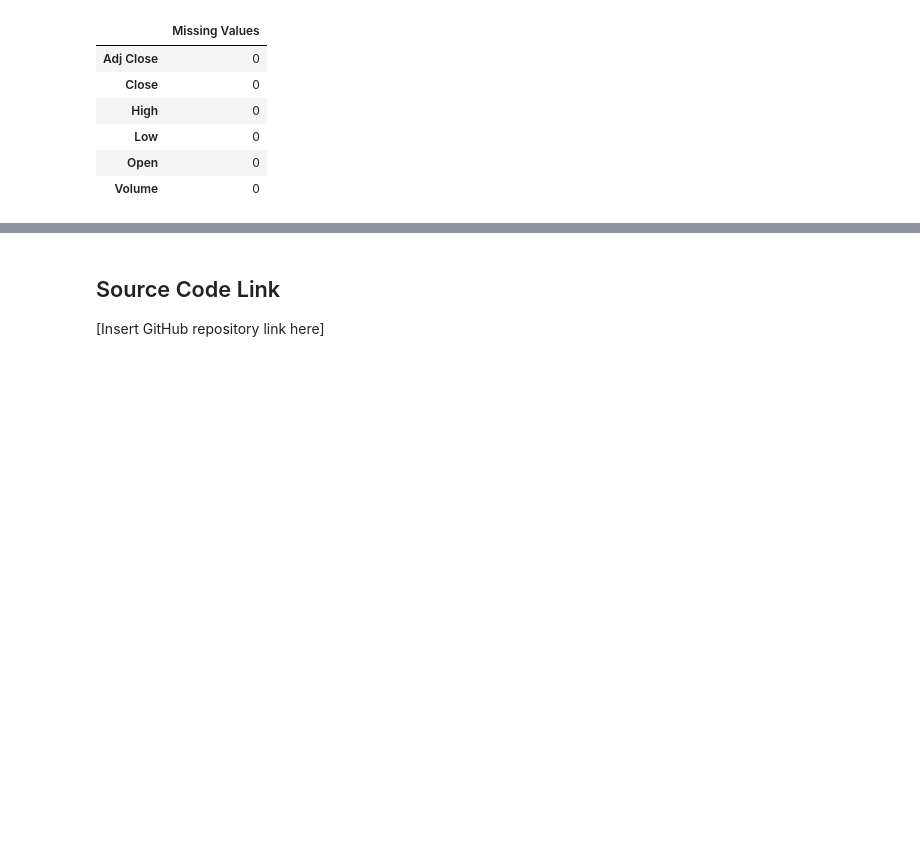
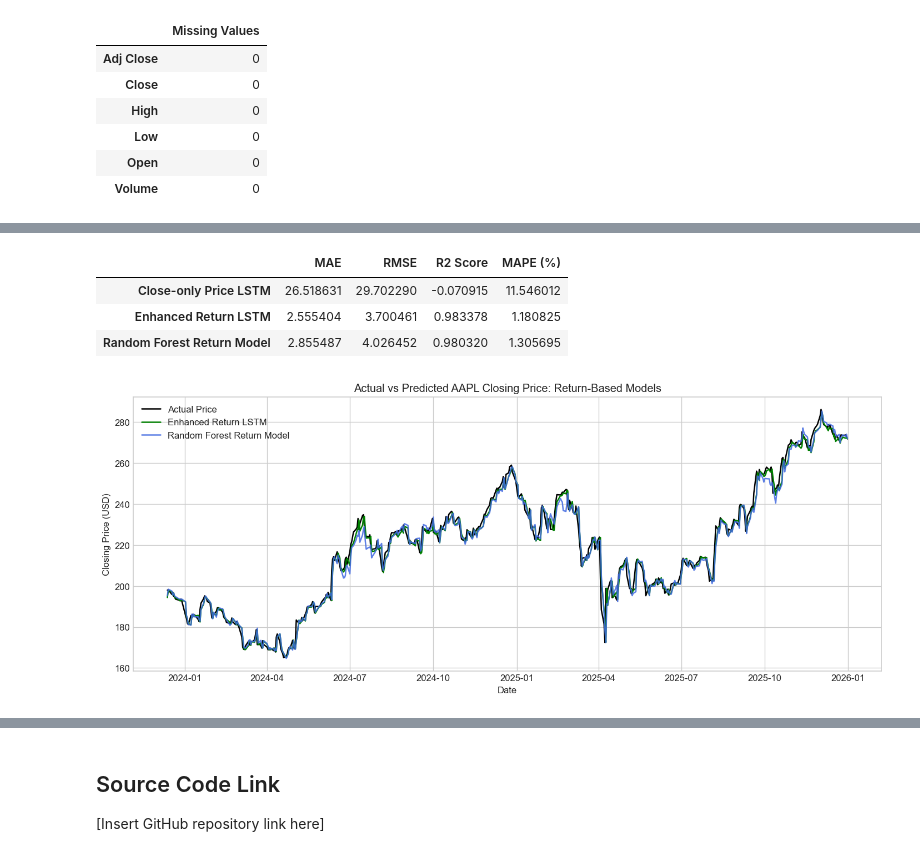
Before and after one commit to BingJun69/ML_Final_Assesment, a Jupyter notebook: stock_price_lstm_aapl.ipynb, the cells around one changed output, grey strips where cells are left out. Saved outputs shown, nothing was run; the diff lists cells and outputs as text; code cells hidden in the pictures; blank space fills up the shorter version.

```diff
--- a/stock_price_lstm_aapl.ipynb
+++ b/stock_price_lstm_aapl.ipynb
@@ -536,0 +601,43 @@ Future improvements could include using Open, High, Low, Close, and Volume toget
+# %%
+X_train_rf = X_train_enhanced.reshape(X_train_enhanced.shape[0], X_train_enhanced.shape[1] * X_train_enhanced.shape[2])
+X_test_rf = X_test_enhanced.reshape(X_test_enhanced.shape[0], X_test_enhanced.shape[1] * X_test_enhanced.shape[2])
+
+rf_model = RandomForestRegressor(
+    n_estimators=100,
+    random_state=RANDOM_SEED,
+    n_jobs=-1,
+)
+rf_model.fit(X_train_rf, y_train_return)
+
+rf_return_scaled = rf_model.predict(X_test_rf).reshape(-1, 1)
+rf_return_pred = return_scaler.inverse_transform(rf_return_scaled).ravel()
+rf_close_pred = previous_close_test * (1 + rf_return_pred)
+
+rf_metrics = calculate_metrics(actual_close_test, rf_close_pred)
+
+comparison_df = pd.DataFrame(
+    [close_lstm_metrics, return_lstm_metrics, rf_metrics],
+    index=["Close-only Price LSTM", "Enhanced Return LSTM", "Random Forest Return Model"],
+)[["MAE", "RMSE", "R2 Score", "MAPE (%)"]]
+
+display(comparison_df)
+
+results_df["Random Forest Predicted Price"] = rf_close_pred
+
+plt.figure(figsize=(12, 5))
+plt.plot(results_df["Date"], results_df["Actual Price"], label="Actual Price", color="black")
+plt.plot(results_df["Date"], results_df["Enhanced Return LSTM Predicted Price"], label="Enhanced Return LSTM", color="green")
+plt.plot(results_df["Date"], results_df["Random Forest Predicted Price"], label="Random Forest Return Model", color="royalblue", alpha=0.85)
+plt.title("Actual vs Predicted AAPL Closing Price: Return-Based Models")
+plt.xlabel("Date")
+plt.ylabel("Closing Price (USD)")
+plt.legend()
+plt.tight_layout()
+plt.savefig(OUTPUT_DIR / "aapl_07_lstm_vs_random_forest.png", dpi=150)
+plt.show()
+# %% [output]
+|  | MAE | RMSE | R2 Score | MAPE (%) |
+| Close-only Price LSTM | 26.518631 | 29.702290 | -0.070915 | 11.546012 |
+| Enhanced Return LSTM | 2.555404 | 3.700461 | 0.983378 | 1.180825 |
+| Random Forest Return Model | 2.855487 | 4.026452 | 0.980320 | 1.305695 |
+[figure, added]
```
Also changed, not shown: parts of 56 cells of this notebook, 6 other files.
